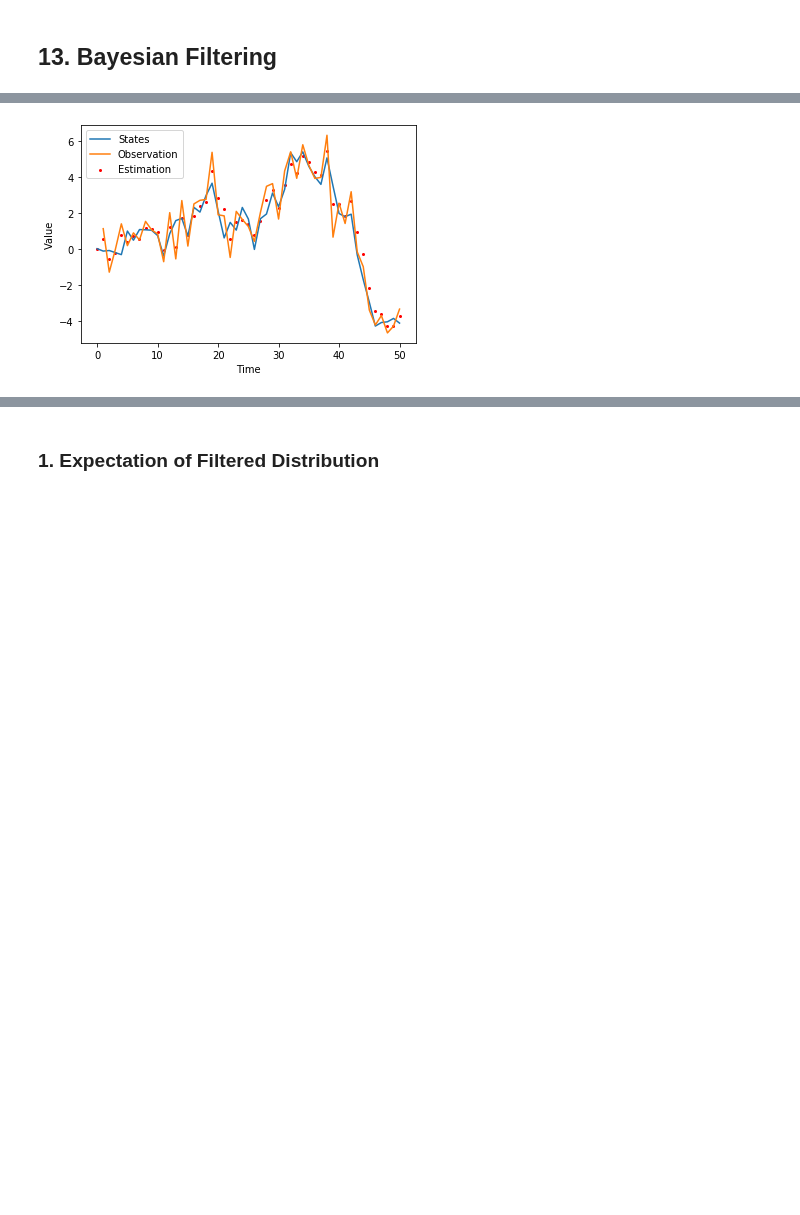
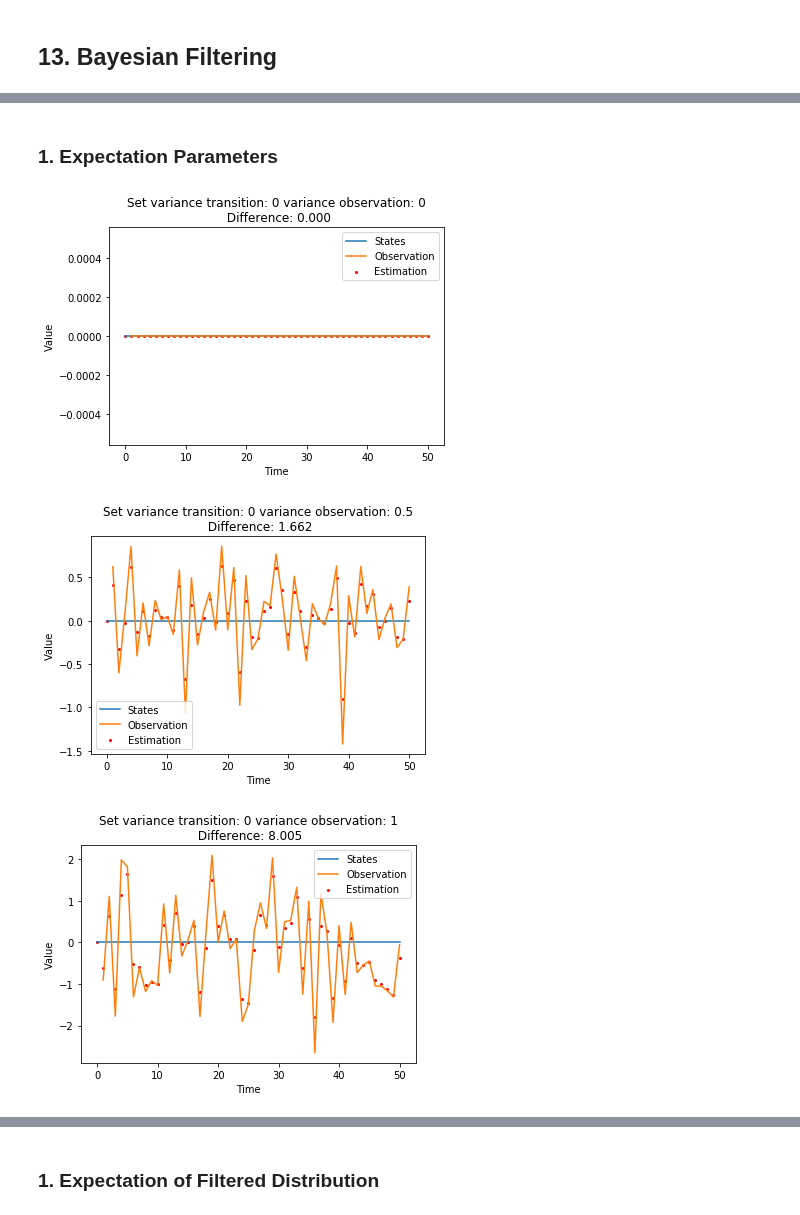
Before and after one commit to DorotheaMueller/statistics_assignments, a Jupyter notebook: ex_3.ipynb, the cells around one changed output, grey strips where cells are left out. Saved outputs shown, nothing was run; the diff lists cells and outputs as text; code cells hidden in the pictures; blank space fills up the shorter version.

```diff
--- a/ex_3.ipynb
+++ b/ex_3.ipynb
@@ -344,12 +305,43 @@ for t in range(1,T+1):
-# %%
-kalman_filter = KalmanFilter(x_t, m_0, Sigma_0, A, B, Q, R)
-m_t, Sigma_t = kalman_filter.filtering()
-# %%
-plt.plot(s_t.flatten(), label = 'States')
-plt.plot(x_t.flatten(), label = 'Observation')
-plt.scatter(np.arange(0, len(m_t.flatten())), m_t.flatten(), s = 4, color = 'red', label = 'Estimation')
-plt.legend()
-plt.xlabel("Time")
-plt.ylabel("Value");
-# %% [output]
-[figure, removed]
+# %% [markdown]
+### 1. Expectation Parameters
+# %%
+def est_var_noise(transition_var = 1, observation_var = 0.5):
+    # Latent Random Walk Model
+    Q           = np.asmatrix([transition_var])                                                  # state covariance matrix
+    R           = np.asmatrix([observation_var])                                                 # observation covariance matrix
+
+
+    # model sampling
+    for t in range(1,T+1):
+
+        # state sampling
+        s_t[:,t] = np.random.normal(A*s_t[:, t-1],Q)
+
+        # observation sampling
+        x_t[:,t] = np.random.normal(B*s_t[:,t],R)
+
+    kalman_filter = KalmanFilter()
+    m_t, Sigma_t = kalman_filter.filtering()
+
+
+    difference = np.nansum((m_t.flatten() - x_t.flatten())**2)
+
+    plt.plot(s_t.flatten(), label = 'States')
+    plt.plot(x_t.flatten(), label = 'Observation')
+    plt.scatter(np.arange(0, len(m_t.flatten())), m_t.flatten(), s = 4, color = 'red', label = 'Estimation')
+    plt.legend()
+    plt.xlabel("Time")
+    plt.ylabel("Value")
+    plt.title(f"Set variance transition: {transition_var} variance observation: {observation_var}\n Difference: {difference:.3f}")
+    plt.show();
+# %%
+transition_vars = [0, 0.5, 1]
+observation_var = [0, 0.5, 1]
+
+for t_v in transition_vars:
+    for o_v in observation_var:
+        est_var_noise(t_v, o_v)
+# %% [output]
+[figure, added]
+[figure, added]
+[figure, added]
```
Also changed, not shown: parts of 12 cells of this notebook.
